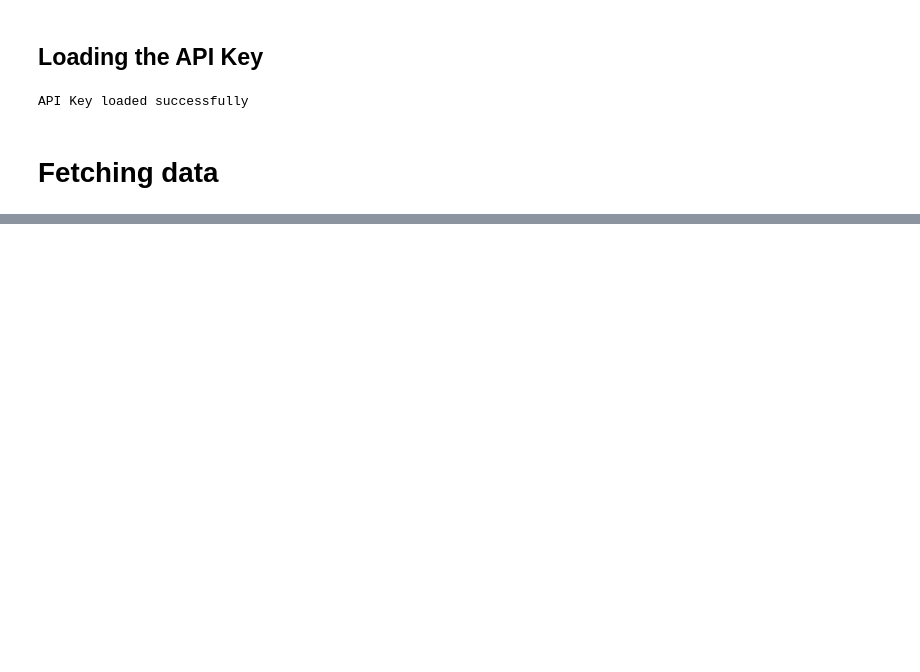
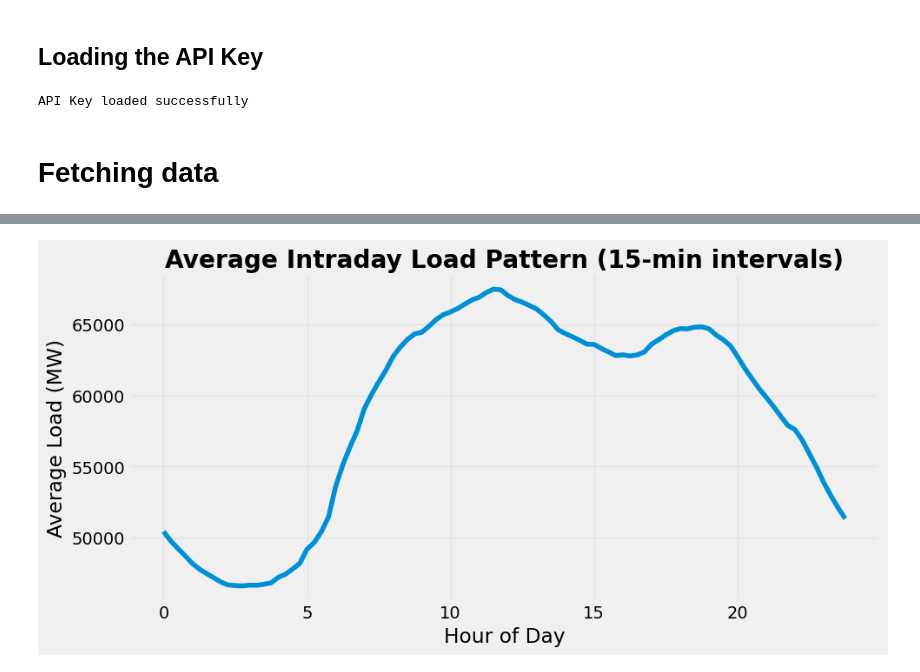
Before and after one commit to samithcsachi/grid-forecast, a Jupyter notebook: research/01_data_exploration.ipynb, the cells around one changed output, grey strips where cells are left out. Cells and saved outputs as stored; diff of their text form; code cells hidden in the pictures; blank space fills up the shorter version.

```diff
--- a/research/01_data_exploration.ipynb
+++ b/research/01_data_exploration.ipynb
@@ -301,0 +473,18 @@ Success! Saved 380477 rows.
+# %%
+df['hour'] = df.index.hour
+df['minute'] = df.index.minute
+df['time_of_day'] = df['hour'] + df['minute']/60
+
+daily_pattern = df.groupby('time_of_day')['load_Actual Load'].mean()
+
+plt.figure(figsize=(10,5))
+daily_pattern.plot()
+
+plt.title("Average Intraday Load Pattern (15-min intervals)", fontweight='bold')
+plt.xlabel("Hour of Day")
+plt.ylabel("Average Load (MW)")
+plt.grid(alpha=0.3)
+plt.tight_layout()
+plt.show()
+# %% [output]
+[figure, added]
```
Also changed, not shown: parts of 30 cells of this notebook, 2 other files.
